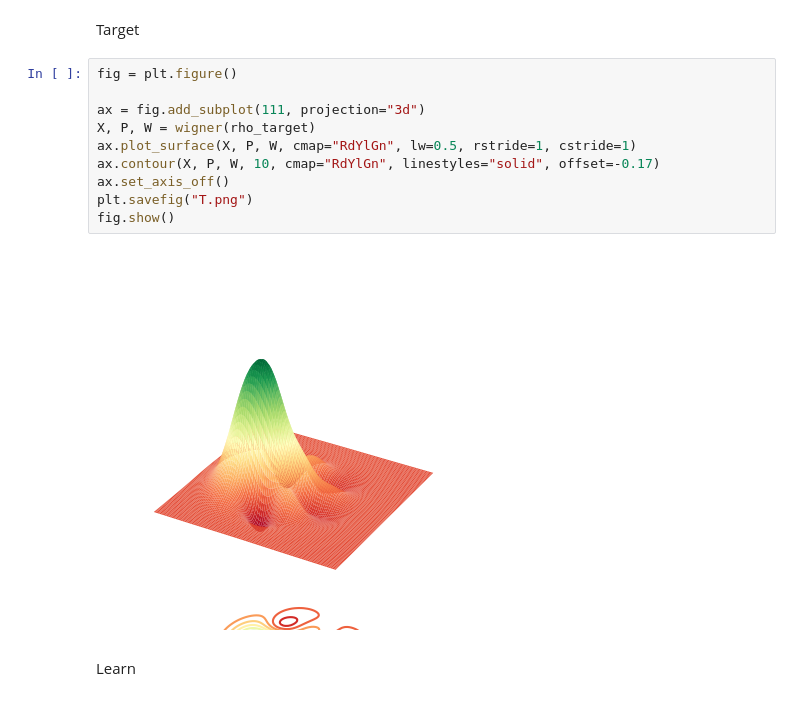
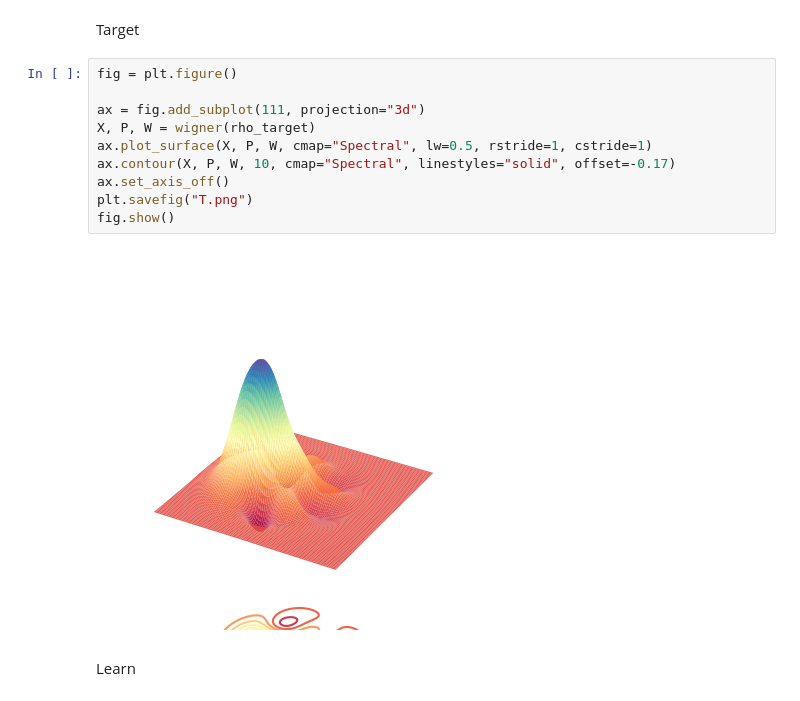
Before and after one commit to cristian-f-zapata/QNN-Qumodes, a Jupyter notebook: QF1_.ipynb, the cells around one changed output. Drawn from its saved outputs; the diff is of its cells as text.

Commit message:
wigner plots

```diff
--- a/QF1_.ipynb
+++ b/QF1_.ipynb
@@ -258,15 +258,15 @@ Target
 # %%
 fig = plt.figure()
 
 ax = fig.add_subplot(111, projection="3d")
 X, P, W = wigner(rho_target)
-ax.plot_surface(X, P, W, cmap="RdYlGn", lw=0.5, rstride=1, cstride=1)
-ax.contour(X, P, W, 10, cmap="RdYlGn", linestyles="solid", offset=-0.17)
+ax.plot_surface(X, P, W, cmap="Spectral", lw=0.5, rstride=1, cstride=1)
+ax.contour(X, P, W, 10, cmap="Spectral", linestyles="solid", offset=-0.17)
 ax.set_axis_off()
 plt.savefig("T.png")
 fig.show()
 # %% [output]
-[figure, old version]
+[figure, new version]
 # %% [markdown]
 Learn
 # %%
```
Also changed, not shown: parts of 1 cell of this notebook.
